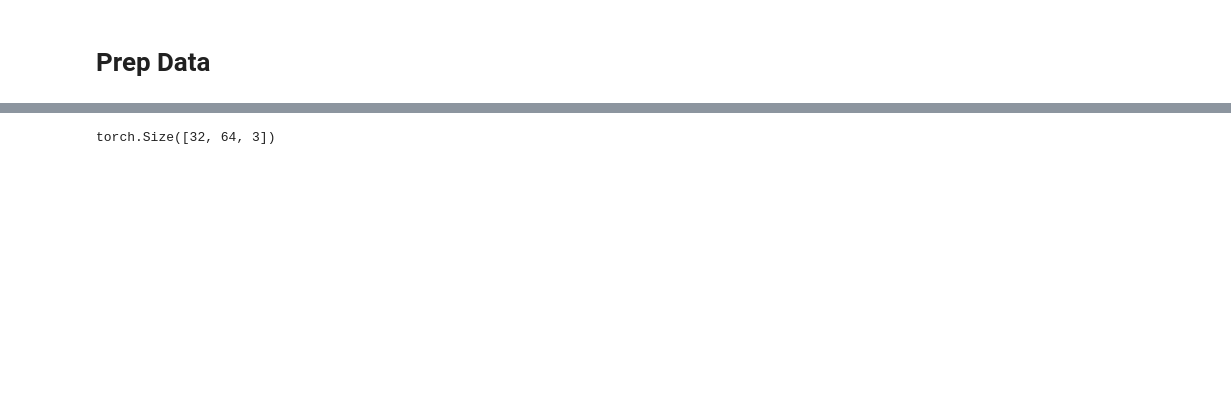
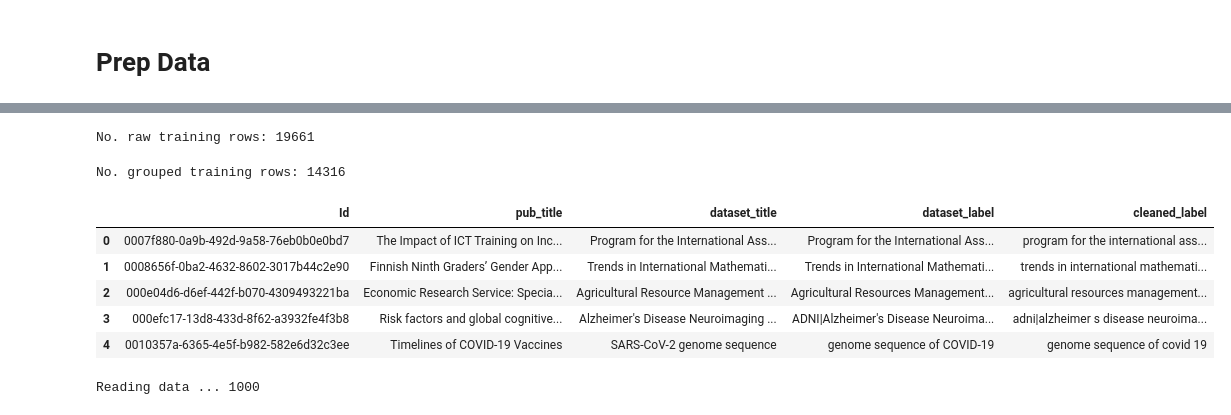
Before and after one commit to verrannt/show-us-the-data, a Jupyter notebook: src/notebooks/BertTest.ipynb, the cells around one changed output, grey strips where cells are left out. Saved outputs shown, nothing was run; the diff lists cells and outputs as text; code cells hidden in the pictures; blank space fills up the shorter version.

Commit message:
Revert "Complete training pipeline"

```diff
--- a/src/notebooks/BertTest.ipynb
+++ b/src/notebooks/BertTest.ipynb
@@ -264,4 +19,34 @@ optimizer.step()
-# %%
-outputs.logits.size()
-# %% [output]
-torch.Size([32, 64, 3])
+# %%
+MAX_LENGTH = 64 # max no. words for each sentence.
+OVERLAP = 20 # if a sentence exceeds MAX_LENGTH, we split it to multiple sentences with overlapping
+
+MAX_SAMPLE = None # set a small number for experimentation, set None for production.
+# %%
+TRAIN_CSV = '../../data/coleridgeinitiative-show-us-the-data/train.csv'
+TRAIN_DATA = '../../data/coleridgeinitiative-show-us-the-data/train'
+
+train = pd.read_csv(TRAIN_CSV)
+train = train[:MAX_SAMPLE]
+print(f'No. raw training rows: {len(train)}')
+# %% [output]
+No. raw training rows: 19661
+# %%
+train = train.groupby('Id').agg({
+    'pub_title': 'first',
+    'dataset_title': '|'.join,
+    'dataset_label': '|'.join,
+    'cleaned_label': '|'.join
+}).reset_index()
+
+print(f'No. grouped training rows: {len(train)}')
+# %% [output]
+No. grouped training rows: 14316
+# %%
+train.head()
+# %% [output]
+|  | Id | pub_title | dataset_title | dataset_label | cleaned_label |
+| 0 | 0007f880-0a9b-492d-9a58-76eb0b0e0bd7 | The Impact of ICT Training on Inc... | Program for the International Ass... | Program for the International Ass... | program for the international ass... |
+| 1 | 0008656f-0ba2-4632-8602-3017b44c2e90 | Finnish Ninth Graders’ Gender App... | Trends in International Mathemati... | Trends in International Mathemati... | trends in international mathemati... |
+| 2 | 000e04d6-d6ef-442f-b070-4309493221ba | Economic Research Service: Specia... | Agricultural Resource Management ... | Agricultural Resources Management... | agricultural resources management... |
+| 3 | 000efc17-13d8-433d-8f62-a3932fe4f3b8 | Risk factors and global cognitive... | Alzheimer's Disease Neuroimaging ... | ADNI|Alzheimer's Disease Neuroima... | adni|alzheimer s disease neuroima... |
+| 4 | 0010357a-6365-4e5f-b982-582e6d32c3ee | Timelines of COVID-19 Vaccines | SARS-CoV-2 genome sequence | genome sequence of COVID-19 | genome sequence of covid 19 |
@@ -267,0 +154,5 @@ torch.Size([32, 64, 3])
+# %%
+ner_data = NERData()
+ner_data.from_json('train_ner.json')
+# %% [output]
+Reading data ... 1000
```
Also changed, not shown: parts of 31 cells of this notebook, 7 other files.
